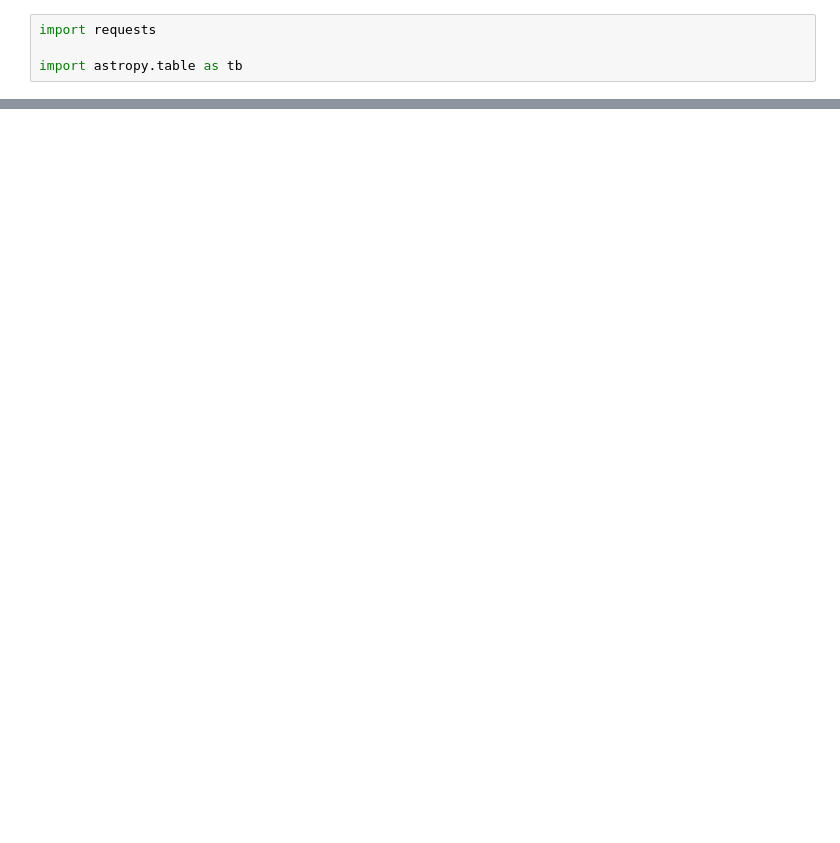
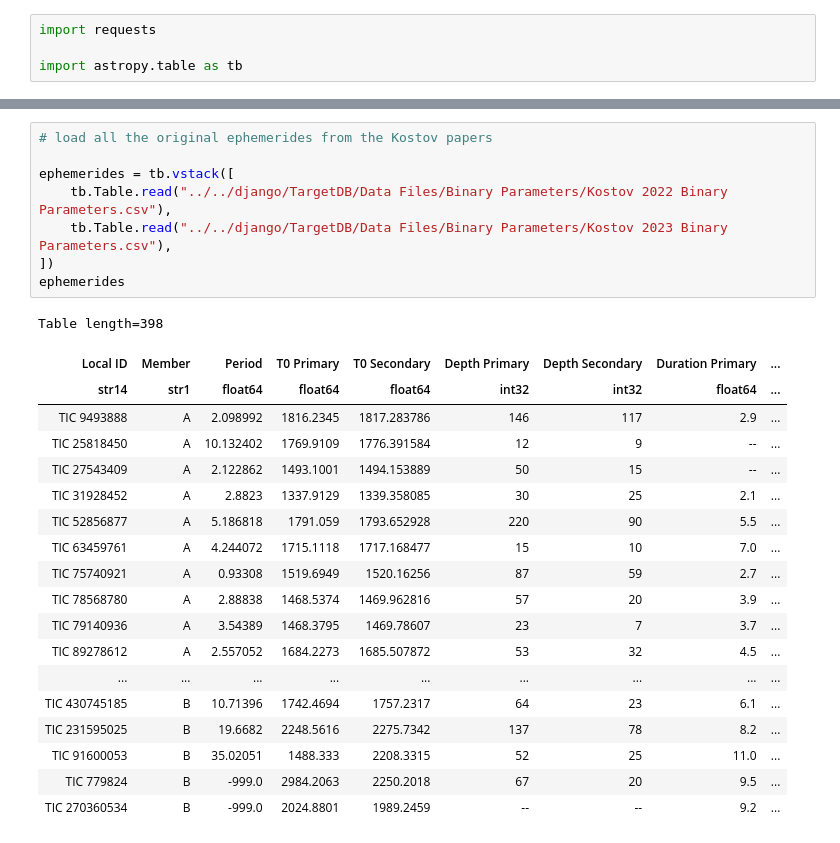
Before and after one commit to CvillePaul/Work, a Jupyter notebook: 2024-07-29 Download TESS epheremides/Download TESS ephemerides.ipynb, the cells around one changed output, grey strips where cells are left out. Drawn from its saved outputs; the diff is of its cells as text; blank space fills up the shorter version.

```diff
--- a/2024-07-29 Download TESS epheremides/Download TESS ephemerides.ipynb
+++ b/2024-07-29 Download TESS epheremides/Download TESS ephemerides.ipynb
@@ -41,0 +155,28 @@ Table length=2
+# %%
+# load all the original ephemerides from the Kostov papers
+
+ephemerides = tb.vstack([
+    tb.Table.read("../../django/TargetDB/Data Files/Binary Parameters/Kostov 2022 Binary Parameters.csv"),
+    tb.Table.read("../../django/TargetDB/Data Files/Binary Parameters/Kostov 2023 Binary Parameters.csv"),
+])
+ephemerides
+# %% [output]
+Table length=398
+| Local ID | Member | Period | T0 Primary | T0 Secondary | Depth Primary | Depth Secondary | Duration Primary | ... |
+| str14 | str1 | float64 | float64 | float64 | int32 | int32 | float64 | ... |
+| TIC 9493888 | A | 2.098992 | 1816.2345 | 1817.283786 | 146 | 117 | 2.9 | ... |
+| TIC 25818450 | A | 10.132402 | 1769.9109 | 1776.391584 | 12 | 9 | -- | ... |
+| TIC 27543409 | A | 2.122862 | 1493.1001 | 1494.153889 | 50 | 15 | -- | ... |
+| TIC 31928452 | A | 2.8823 | 1337.9129 | 1339.358085 | 30 | 25 | 2.1 | ... |
+| TIC 52856877 | A | 5.186818 | 1791.059 | 1793.652928 | 220 | 90 | 5.5 | ... |
+| TIC 63459761 | A | 4.244072 | 1715.1118 | 1717.168477 | 15 | 10 | 7.0 | ... |
+| TIC 75740921 | A | 0.93308 | 1519.6949 | 1520.16256 | 87 | 59 | 2.7 | ... |
+| TIC 78568780 | A | 2.88838 | 1468.5374 | 1469.962816 | 57 | 20 | 3.9 | ... |
+| TIC 79140936 | A | 3.54389 | 1468.3795 | 1469.78607 | 23 | 7 | 3.7 | ... |
+| TIC 89278612 | A | 2.557052 | 1684.2273 | 1685.507872 | 53 | 32 | 4.5 | ... |
+| ... | ... | ... | ... | ... | ... | ... | ... | ... |
+| TIC 430745185 | B | 10.71396 | 1742.4694 | 1757.2317 | 64 | 23 | 6.1 | ... |
+| TIC 231595025 | B | 19.6682 | 2248.5616 | 2275.7342 | 137 | 78 | 8.2 | ... |
+| TIC 91600053 | B | 35.02051 | 1488.333 | 2208.3315 | 52 | 25 | 11.0 | ... |
+| TIC 779824 | B | -999.0 | 2984.2063 | 2250.2018 | 67 | 20 | 9.5 | ... |
+| TIC 270360534 | B | -999.0 | 2024.8801 | 1989.2459 | -- | -- | 9.2 | ... |
```
Also changed, not shown: parts of 6 cells of this notebook.
